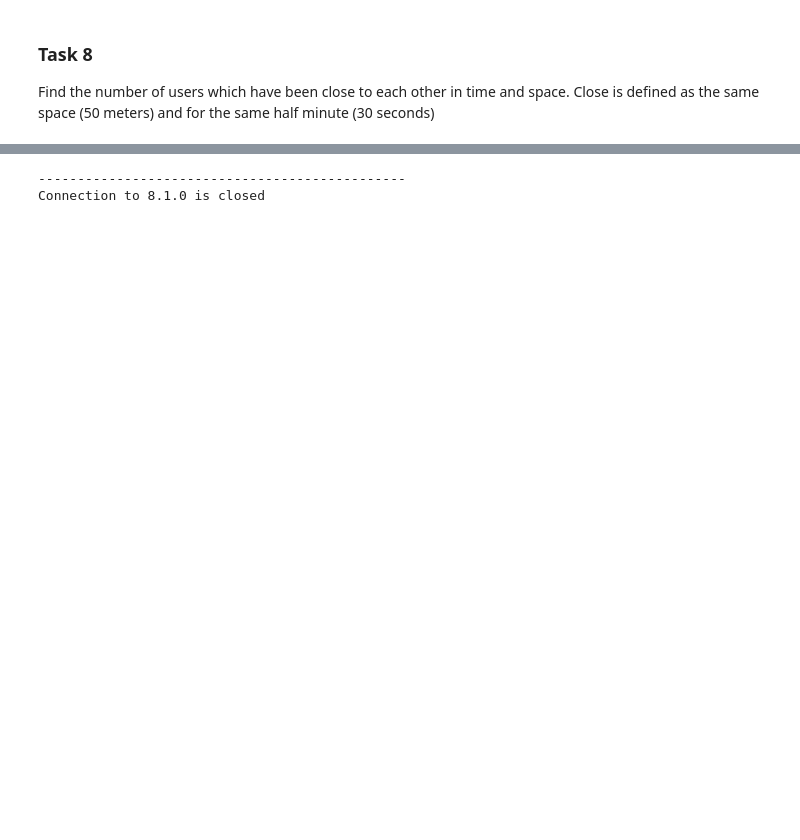
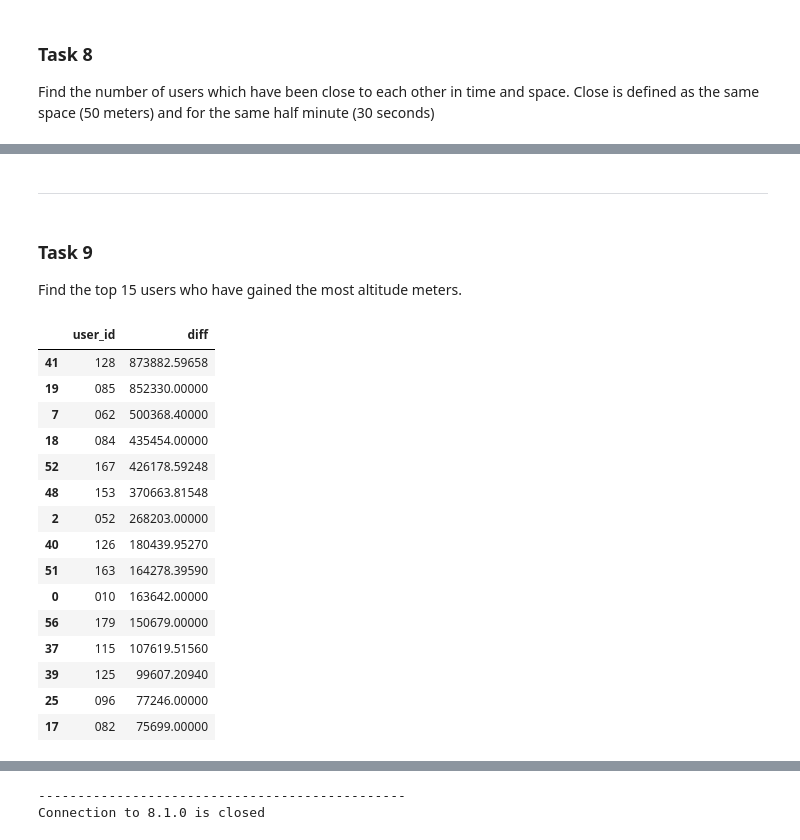
Before and after one commit to mathiasraa/tdt4225-mysql, a Jupyter notebook: notebooks/queries.ipynb, the cells around one changed output, grey strips where cells are left out. Saved outputs shown, nothing was run; the diff lists cells and outputs as text; code cells hidden in the pictures; blank space fills up the shorter version.

```diff
--- a/notebooks/queries.ipynb
+++ b/notebooks/queries.ipynb
@@ -576,0 +302,6 @@ display(test[test.user2 == "114"])
+# %% [markdown]
+-------
+# %% [markdown]
+### Task 9
+
+Find the top 15 users who have gained the most altitude meters.
@@ -576,0 +314,36 @@ display(test[test.user2 == "114"])
+# %%
+query = """
+    SELECT id, user_id FROM ActivityTable
+"""
+cursor.execute(query)
+user_activity = cursor.fetchall()
+user_activity_df = pd.DataFrame(user_activity, columns=["activity_id", "user_id"])
+# %%
+result_df = pd.DataFrame(result, columns=["activity_id", "altitude", "date_time"])
+
+result_df["altitude_t-1"] = result_df.groupby("activity_id")["altitude"].shift(1)
+result_df["diff"] = result_df["altitude"] - result_df["altitude_t-1"]
+result_df = result_df[~result_df["diff"].isna()]
+result_df = result_df[result_df["diff"] > 0]
+diff_df = result_df.copy().merge(user_activity_df, on="activity_id")
+# %%
+diff_df.groupby("user_id")["diff"].sum().reset_index().sort_values(
+    "diff", ascending=False
+).head(15)
+# %% [output]
+|  | user_id | diff |
+| 41 | 128 | 873882.59658 |
+| 19 | 085 | 852330.00000 |
+| 7 | 062 | 500368.40000 |
+| 18 | 084 | 435454.00000 |
+| 52 | 167 | 426178.59248 |
+| 48 | 153 | 370663.81548 |
+| 2 | 052 | 268203.00000 |
+| 40 | 126 | 180439.95270 |
+| 51 | 163 | 164278.39590 |
+| 0 | 010 | 163642.00000 |
+| 56 | 179 | 150679.00000 |
+| 37 | 115 | 107619.51560 |
+| 39 | 125 | 99607.20940 |
+| 25 | 096 | 77246.00000 |
+| 17 | 082 | 75699.00000 |
```
Also changed, not shown: parts of 48 cells of this notebook, 2 other files.
